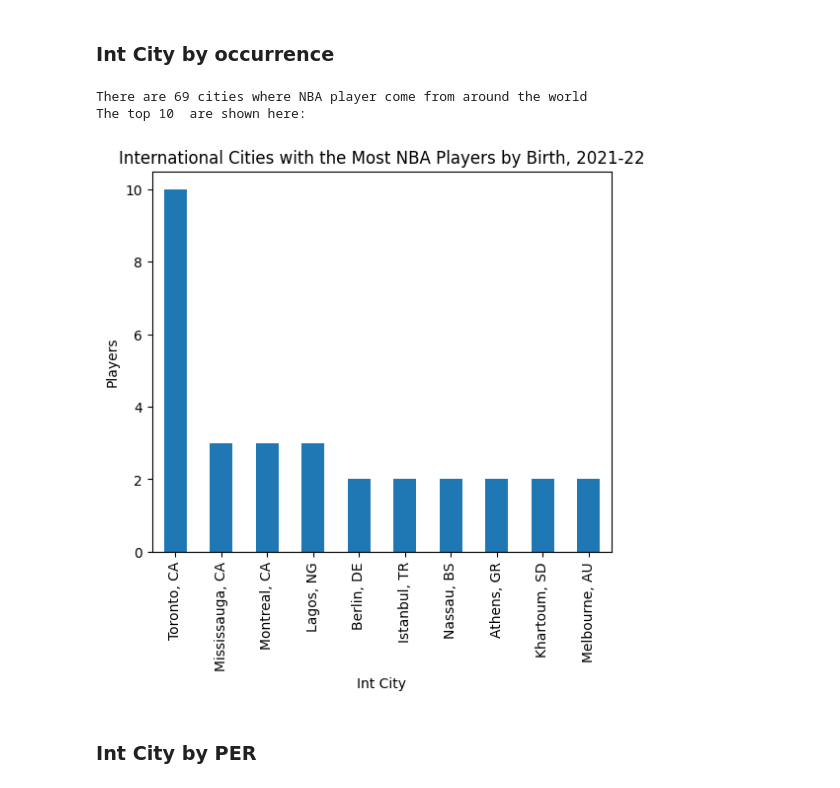
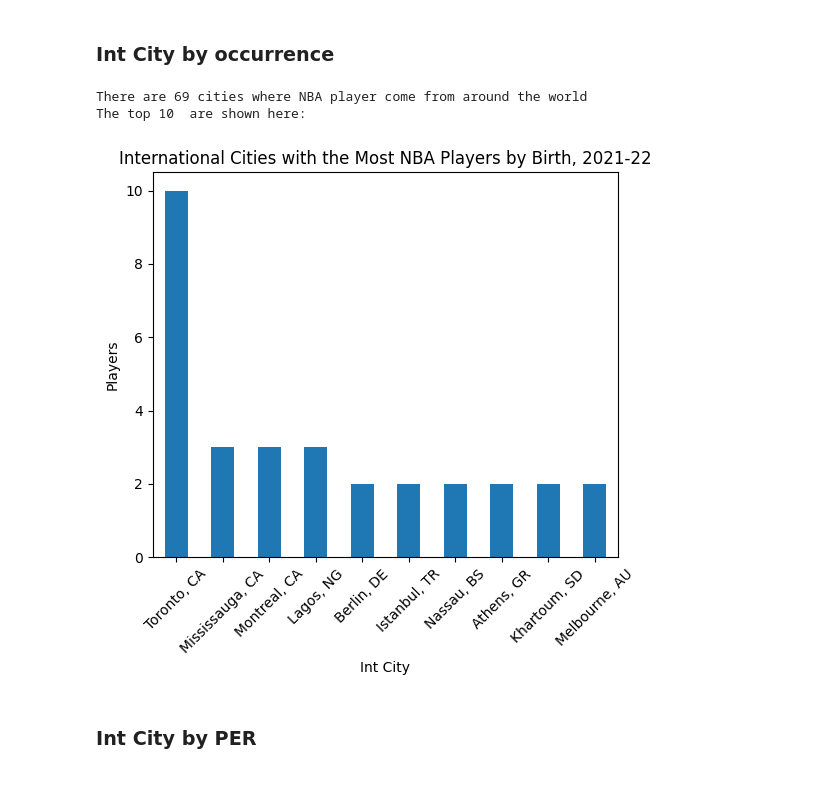
Before and after one commit to meeyoungPH/nba_superlatives, a Jupyter notebook: origin/NBA Geographical Analysis_v2.ipynb, the cells around one changed output. Drawn from its saved outputs; the diff is of its cells as text; code cells hidden in the pictures.

```diff
--- a/origin/NBA Geographical Analysis_v2.ipynb
+++ b/origin/NBA Geographical Analysis_v2.ipynb
@@ -243,34 +249,35 @@ players_by_intcity_clean = players_by_intcity.copy()
 #Find the top 10 International cities based on ocurrence
 n = 10
 intcity = players_by_intcity_clean['Player Int Full City'].value_counts()[:n].index.tolist()
 players = players_by_intcity_clean['Player Int Full City'].value_counts()[:n].values.tolist()
 
 #Dataframe creation for analysis
 intcity_data = {'Int City': intcity ,'Players': players}
 
 intcity_df = pd.DataFrame(intcity_data).reset_index(drop=True)
 intcity_df.set_index('Int City',inplace=True, drop=True)
 
 #Dataframe filtering plot
 players_by_intcity_analysis_bar = intcity_df
 
 #Dataframe plot
 players_by_intcity_analysis_bar.plot(kind="bar", legend=False, ylabel="Players", figsize=(6,5))
 
 #Dataframe export to csv
 intcity_df.to_csv(f'{path}players_top10_2022_intcity.csv', encoding='utf-8-sig')
 
+plt.xticks(rotation=45)
 plt.title('International Cities with the Most NBA Players by Birth, 2021-22')
 plt.savefig(f'{path}players_top10_2022_intcity.png',bbox_inches='tight')
 
 print(f'There are {players_by_intcity_clean["Player Int Full City"].nunique()} cities where NBA player come from around the world')
 print(f'The top 10  are shown here:')
 
 plt.show()
 # %% [output]
 There are 69 cities where NBA player come from around the world
 The top 10  are shown here:
-[figure, old version]
+[figure, new version]
 # %% [markdown]
 ### Int City by PER
 # %%
```
Also changed, not shown: parts of 7 cells of this notebook, 8 other files.
